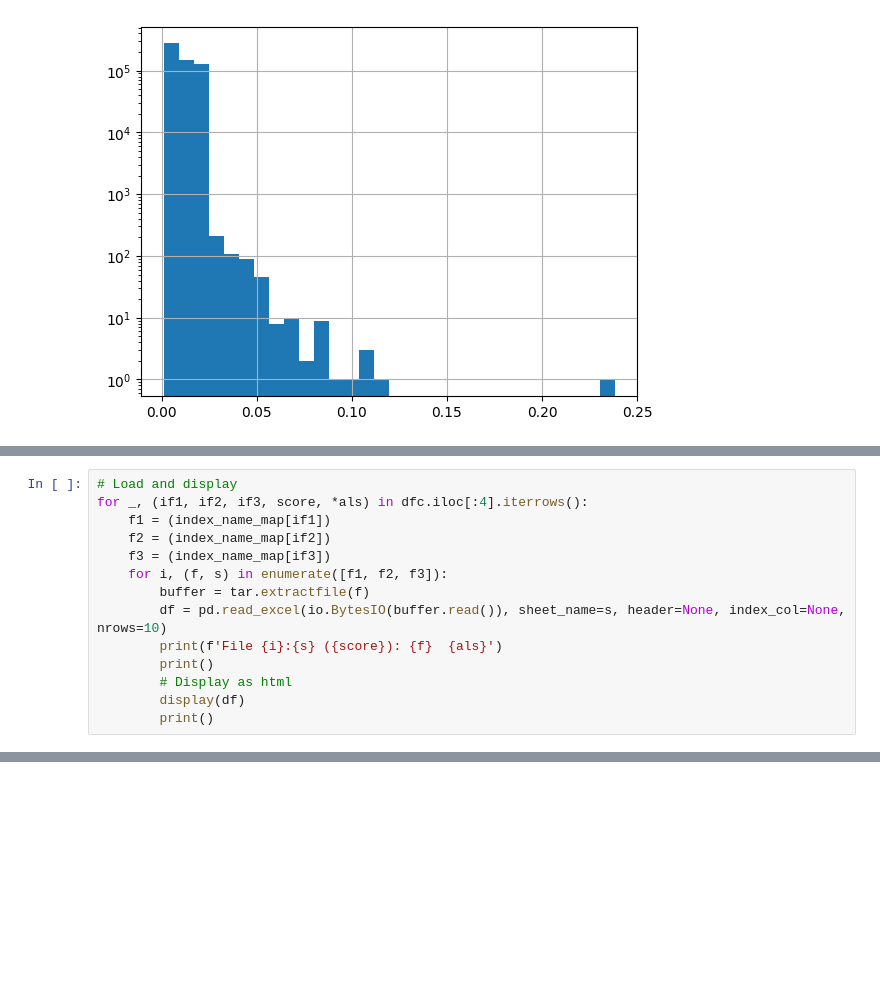
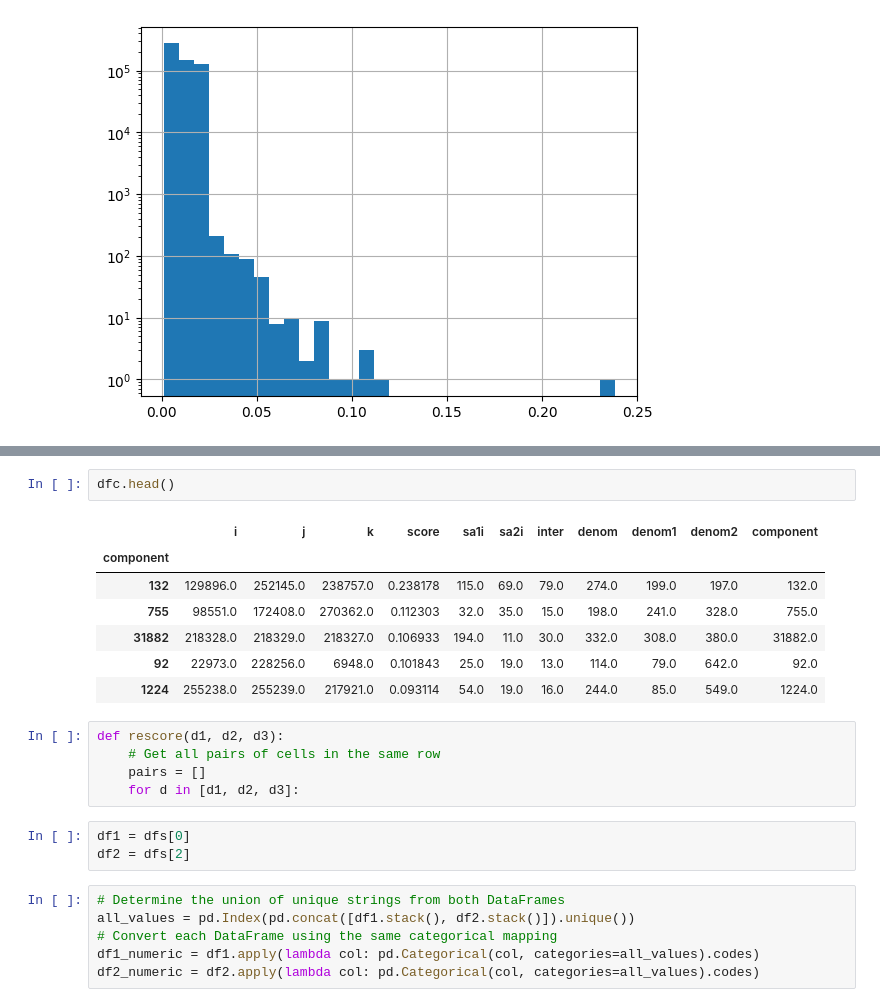
Before and after one commit to dirko/tabia, a Jupyter notebook: union.ipynb, the cells around one changed output, grey strips where cells are left out. Saved outputs shown, nothing was run; the diff lists cells and outputs as text; blank space fills up the shorter version.

```diff
--- a/union.ipynb
+++ b/union.ipynb
@@ -118,14 +66,0 @@ dfc.shape
-# %%
-# Load and display
-for _, (if1, if2, if3, score, *als) in dfc.iloc[:4].iterrows():
-    f1 = (index_name_map[if1])
-    f2 = (index_name_map[if2])
-    f3 = (index_name_map[if3])
-    for i, (f, s) in enumerate([f1, f2, f3]):
-        buffer = tar.extractfile(f)
-        df = pd.read_excel(io.BytesIO(buffer.read()), sheet_name=s, header=None, index_col=None, nrows=10)
-        print(f'File {i}:{s} ({score}): {f}  {als}')
-        print()
-        # Display as html
-        display(df)
-        print()
@@ -798,0 +262,24 @@ Maybe by building a graph and looking at components.
+# %%
+dfc.head()
+# %% [output]
+|  | i | j | k | score | sa1i | sa2i | inter | denom | denom1 | denom2 | component |
+| component |  |  |  |  |  |  |  |  |  |  |  |
+| 132 | 129896.0 | 252145.0 | 238757.0 | 0.238178 | 115.0 | 69.0 | 79.0 | 274.0 | 199.0 | 197.0 | 132.0 |
+| 755 | 98551.0 | 172408.0 | 270362.0 | 0.112303 | 32.0 | 35.0 | 15.0 | 198.0 | 241.0 | 328.0 | 755.0 |
+| 31882 | 218328.0 | 218329.0 | 218327.0 | 0.106933 | 194.0 | 11.0 | 30.0 | 332.0 | 308.0 | 380.0 | 31882.0 |
+| 92 | 22973.0 | 228256.0 | 6948.0 | 0.101843 | 25.0 | 19.0 | 13.0 | 114.0 | 79.0 | 642.0 | 92.0 |
+| 1224 | 255238.0 | 255239.0 | 217921.0 | 0.093114 | 54.0 | 19.0 | 16.0 | 244.0 | 85.0 | 549.0 | 1224.0 |
+# %%
+def rescore(d1, d2, d3):
+    # Get all pairs of cells in the same row
+    pairs = []
+    for d in [d1, d2, d3]:
+# %%
+df1 = dfs[0]
+df2 = dfs[2]
+# %%
+# Determine the union of unique strings from both DataFrames
+all_values = pd.Index(pd.concat([df1.stack(), df2.stack()]).unique())
+# Convert each DataFrame using the same categorical mapping
+df1_numeric = df1.apply(lambda col: pd.Categorical(col, categories=all_values).codes)
+df2_numeric = df2.apply(lambda col: pd.Categorical(col, categories=all_values).codes)
```
Also changed, not shown: parts of 46 cells of this notebook, 18 other files.
